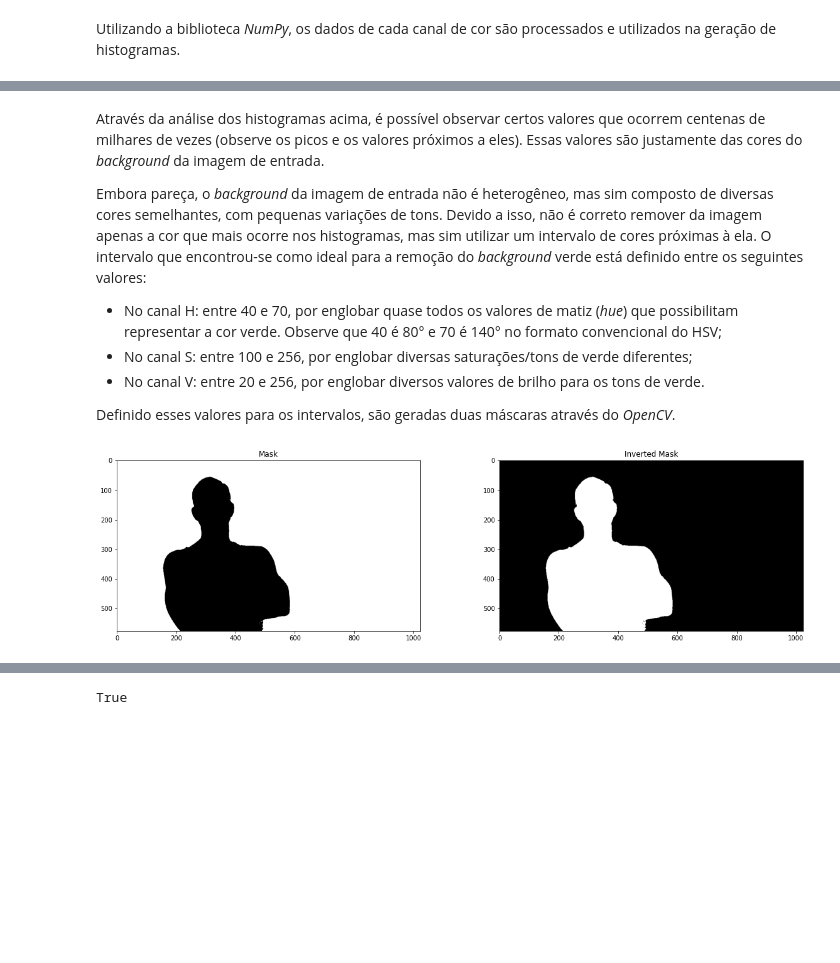
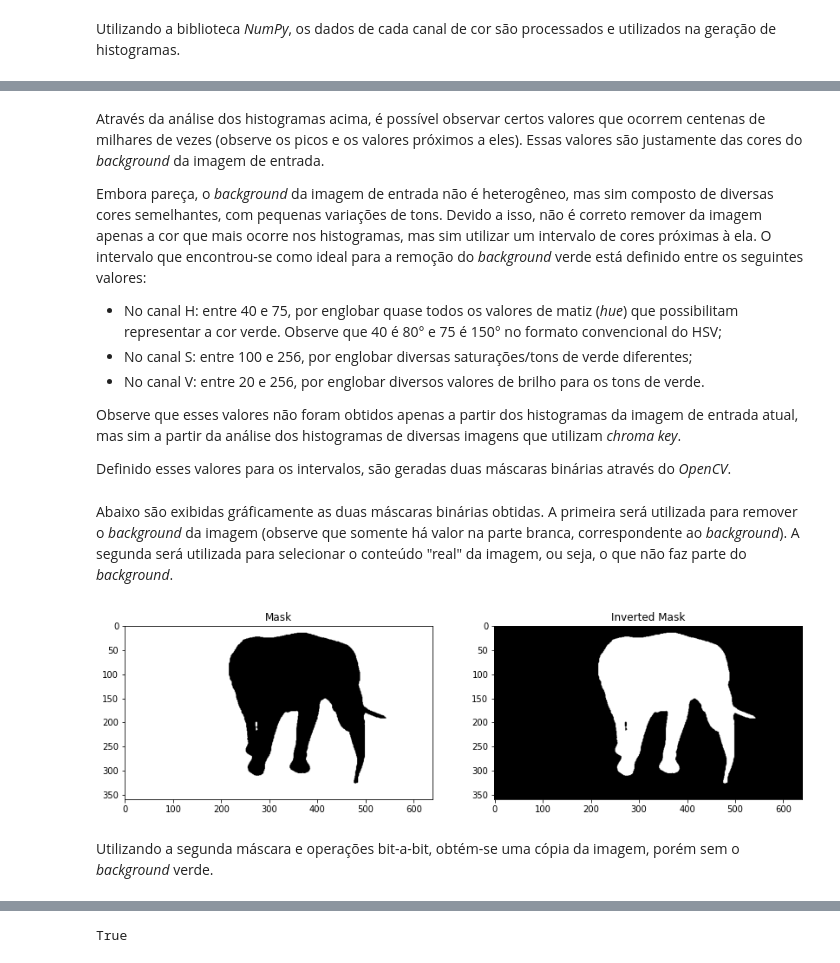
Before and after one commit to JV-Amorim/background-swapper, a Jupyter notebook: background-swapper.ipynb, the cells around one changed output, grey strips where cells are left out. Drawn from its saved outputs; the diff is of its cells as text; code cells hidden in the pictures; blank space fills up the shorter version.

```diff
--- a/background-swapper.ipynb
+++ b/background-swapper.ipynb
@@ -15,7 +17,7 @@ import numpy as np
 # %% [markdown]
 Além disso, são declaradas algumas constantes, sendo elas: caminho da imagem de entrada, caminho da imagem de _background_ e diretório onde a imagem de saída será salva.
 # %%
-INPUT_IMG_PATH = 'input/vandamme3.jpg'
+INPUT_IMG_PATH = 'input/elefante.jpg'
 BACKGROUND_IMG_PATH = 'input/background2.jpg'
 OUTPUT_IMG_DIR = 'output/'
 # %% [markdown]
@@ -66,31 +71,37 @@ Através da análise dos histogramas acima, é possível observar certos valores
 
 Embora pareça, o _background_ da imagem de entrada não é heterogêneo, mas sim composto de diversas cores semelhantes, com pequenas variações de tons. Devido a isso, não é correto remover da imagem apenas a cor que mais ocorre nos histogramas, mas sim utilizar um intervalo de cores próximas à ela. O intervalo que encontrou-se como ideal para a remoção do _background_ verde está definido entre os seguintes valores:
 
-- No canal H: entre 40 e 70, por englobar quase todos os valores de matiz (_hue_) que possibilitam representar a cor verde. Observe que 40 é 80° e 70 é 140° no formato convencional do HSV;
+- No canal H: entre 40 e 75, por englobar quase todos os valores de matiz (_hue_) que possibilitam representar a cor verde. Observe que 40 é 80° e 75 é 150° no formato convencional do HSV;
 - No canal S: entre 100 e 256, por englobar diversas saturações/tons de verde diferentes;
 - No canal V: entre 20 e 256, por englobar diversos valores de brilho para os tons de verde.
 
-Definido esses valores para os intervalos, são geradas duas máscaras através do _OpenCV_.
+Observe que esses valores não foram obtidos apenas a partir dos histogramas da imagem de entrada atual, mas sim a partir da análise dos histogramas de diversas imagens que utilizam _chroma key_.
+
+Definido esses valores para os intervalos, são geradas duas máscaras binárias através do _OpenCV_.
 # %%
 lower_boundary = np.array([40, 100, 20])
-upper_boundary = np.array([70, 256, 256])
+upper_boundary = np.array([75, 256, 256])
 
 mask = cv2.inRange(hsv_input_img, lower_boundary, upper_boundary)
 inverted_mask = cv2.bitwise_not(mask)
+# %% [markdown]
+Abaixo são exibidas gráficamente as duas máscaras binárias obtidas. A primeira será utilizada para remover o _background_ da imagem (observe que somente há valor na parte branca, correspondente ao _background_). A segunda será utilizada para selecionar o conteúdo "real" da imagem, ou seja, o que não faz parte do _background_.
 # %%
-plt.figure(figsize=[20, 5])
+plt.figure(figsize=[14, 5])
 
 plt.subplot(121)
 plt.imshow(mask, cmap='gray')
 plt.title('Mask')
 
 plt.subplot(122)
 plt.imshow(inverted_mask, cmap='gray')
 plt.title('Inverted Mask')
 
 plt.show()
 # %% [output]
-[figure, old version]
+[figure, new version]
+# %% [markdown]
+Utilizando a segunda máscara e operações bit-a-bit, obtém-se uma cópia da imagem, porém sem o _background_ verde.
 # %%
 masked_hsv_img = cv2.bitwise_and(hsv_input_img, hsv_input_img, mask=inverted_mask)
 
```
Also changed, not shown: parts of 13 cells of this notebook.
